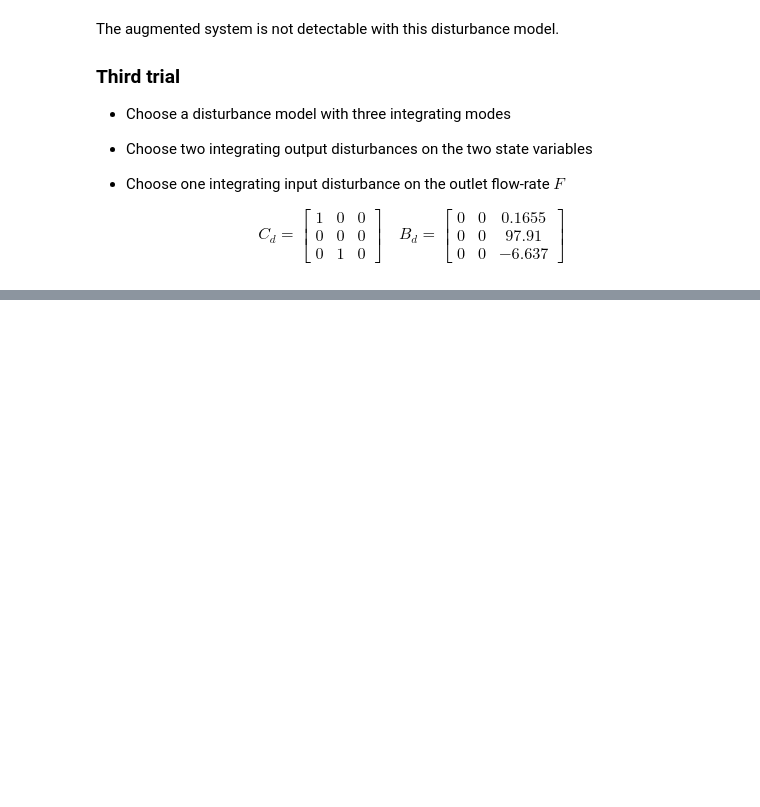
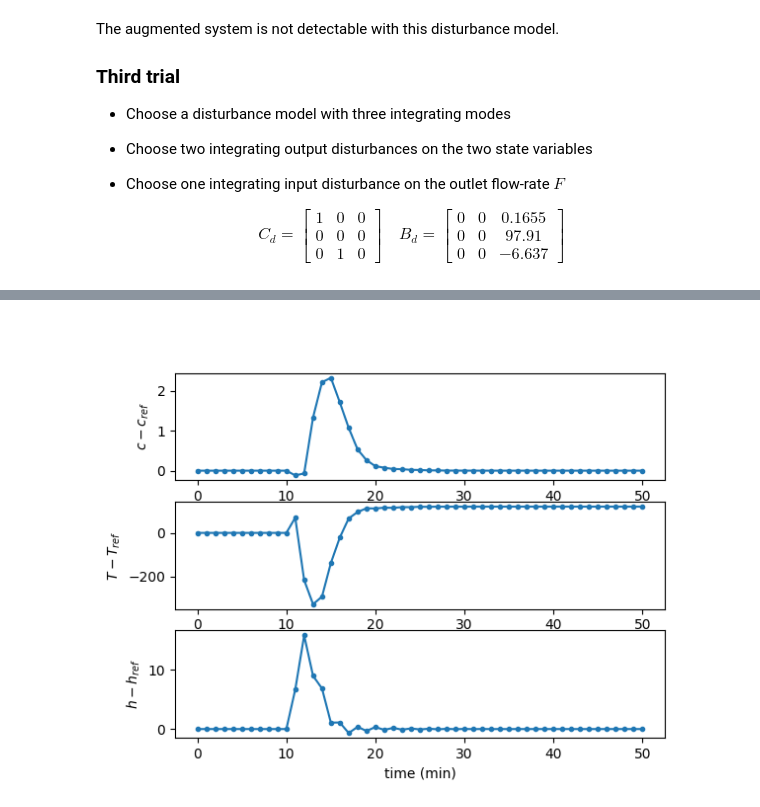
Before and after one commit to Luyao787/MPC-tutorial, a Jupyter notebook: tutorial class/week_05_offset_free.ipynb, the cells around one changed output, grey strips where cells are left out. Cells and saved outputs as stored; diff of their text form; code cells hidden in the pictures; blank space fills up the shorter version.

```diff
--- a/tutorial class/week_05_offset_free.ipynb
+++ b/tutorial class/week_05_offset_free.ipynb
@@ -465,10 +493,6 @@ L = place_result.gain_matrix.T
 Lx = L[:nx, :]
 Ld = L[nx:, :]
 # %%
-num_sim_steps  = 50
-ps = np.ones(num_sim_steps)
-ps[:10] = 0.
-ps[10:] *= 0.1
 x0 = np.array([0., 0., 0.])
 x_hist = np.zeros((num_sim_steps + 1, nx))
 x_hist[0] = x0
@@ -503,30 +527,32 @@ for k in range(num_sim_steps):
     xhat_hist[k] = xhat
     dhat_hist[k] = dhat
 
     # Target selection
     qs = Ginv @ np.hstack([Bd @ dhat, H @ (yset - Cd @ dhat)])
     xs = qs[:nx]
     us = qs[nx:]
 
     # Implement LQR
     u = K_inf @ (xhat - xs) + us
 
     # Simulation
     x_next = A @ x + B @ u + Bp * ps[k]
     x_hist[k+1] = x_next
 
     # Advance state estimates
     xhat_ = A @ xhat_hist[k] + B @ u + Bd @ dhat_hist[k]
     dhat_ = dhat_hist[k]
 
 fig, ax = plt.subplots(3, 1)
 ax[0].plot(x_hist[:, 0], '-o', markersize=3)
 ax[0].set_ylabel(r'$c - c_{ref}$')
 
 ax[1].plot(x_hist[:, 1], '-o', markersize=3)
 ax[1].set_ylabel(r'$T - T_{ref}$')
 
 ax[2].plot(x_hist[:, 2], '-o', markersize=3)
 ax[2].set_ylabel(r'$h - h_{ref}$')
 ax[2].set_xlabel('time (min)')
 plt.show()
+# %% [output]
+[figure, added]
```
Also changed, not shown: parts of 8 cells of this notebook.
